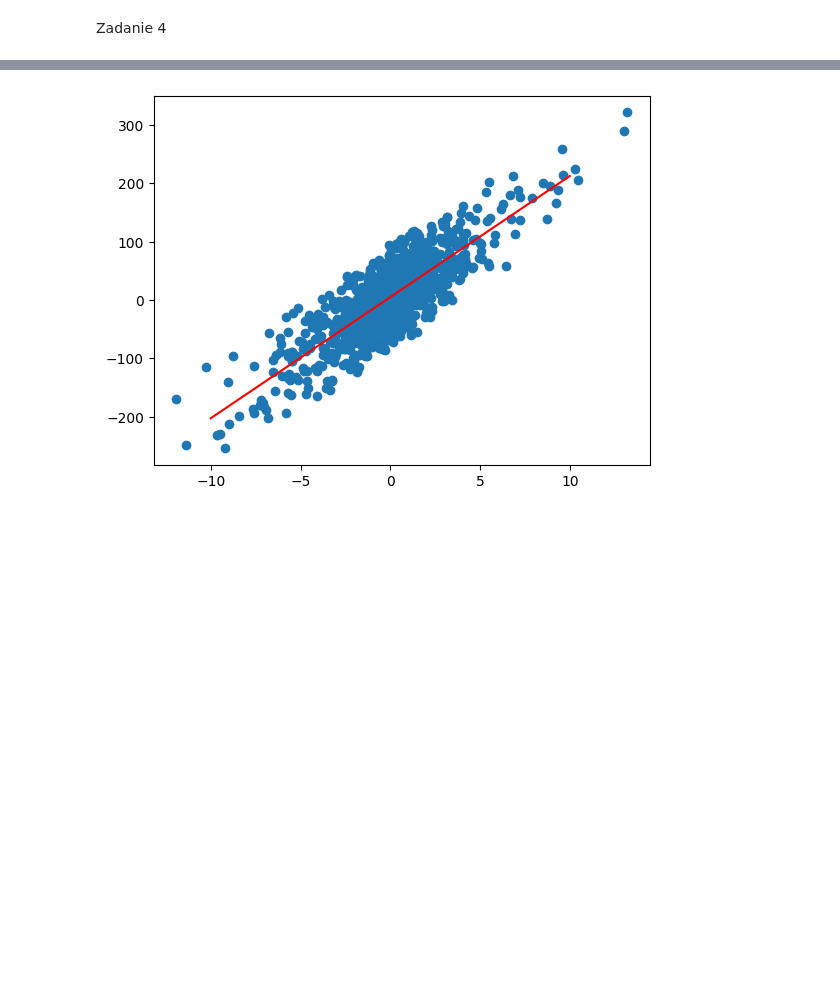
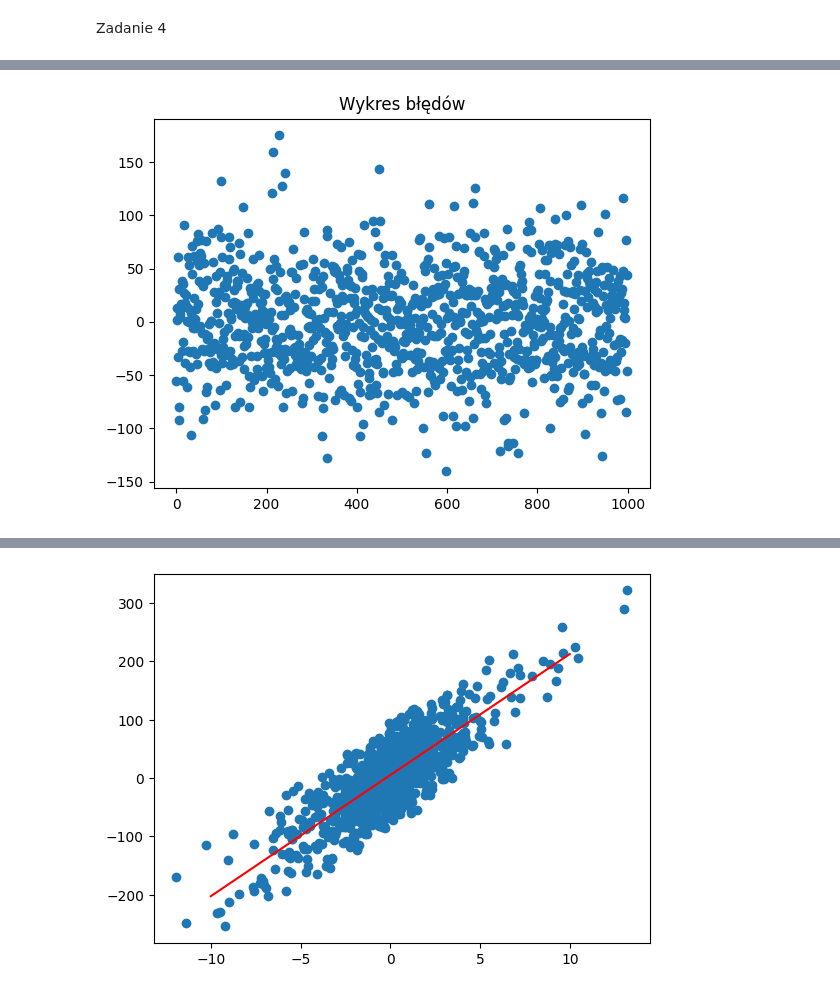
Before and after one commit to rafglo/Computer-Analysis-of-Time-Series, a Jupyter notebook: lista1.ipynb, the cells around one changed output, grey strips where cells are left out. Drawn from its saved outputs; the diff is of its cells as text; code cells hidden in the pictures; blank space fills up the shorter version.

```diff
--- a/lista1.ipynb
+++ b/lista1.ipynb
@@ -88,5 +89,13 @@ plt.show()
 # %%
 e = objasniana_4 - (b12 * objasniajaca_4 + b02)
+# %%
+indeksy = [i for i in range(len(e))]
+# %%
+plt.scatter(indeksy, e)
+plt.title("Wykres błędów")
+plt.show()
+# %% [output]
+[figure, added]
 # %%
 def variance(x):
     return 1/len(x) * np.sum((x - np.mean(x))**2)
```
Also changed, not shown: parts of 28 cells of this notebook, 1 other file.
